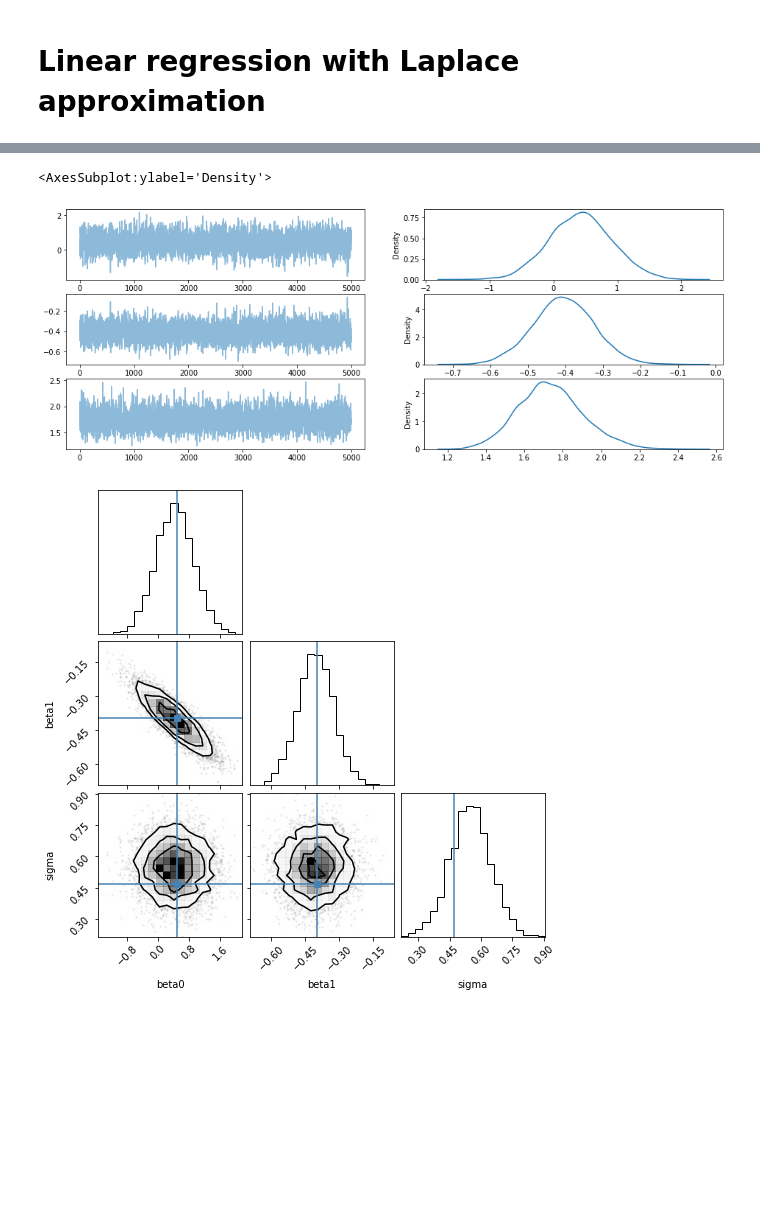
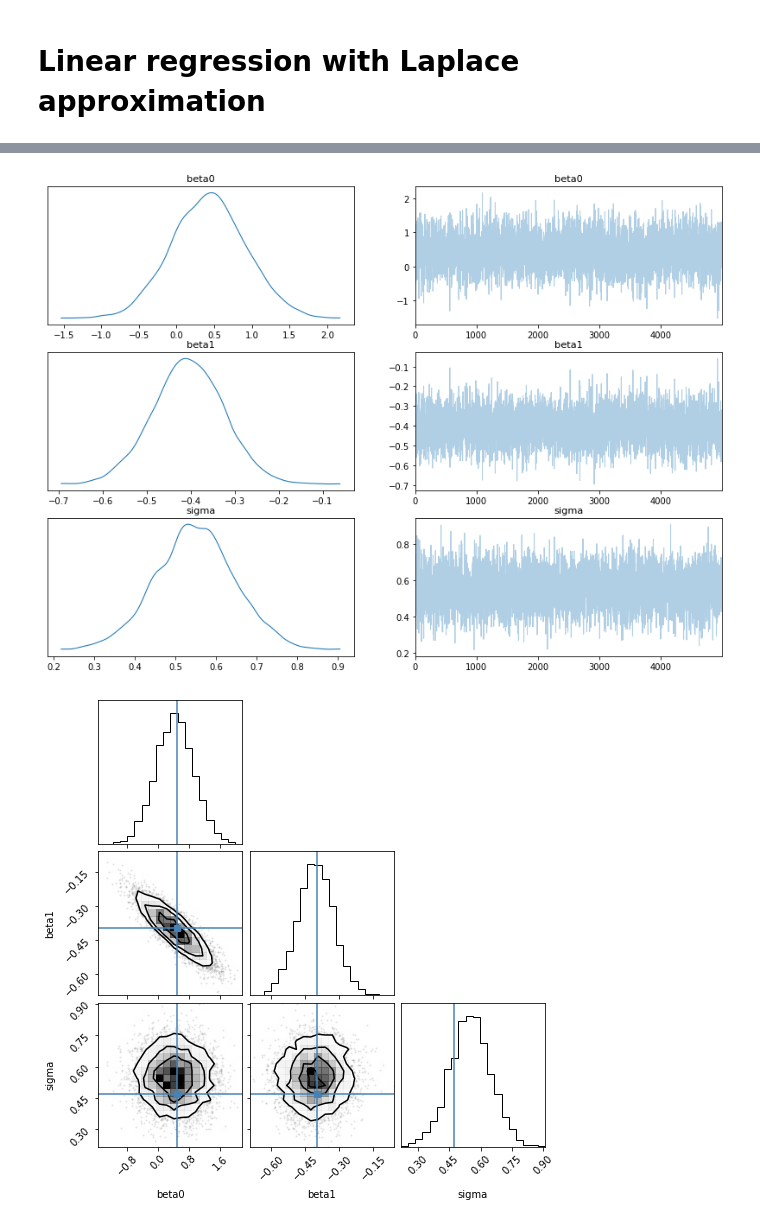
Before and after one commit to al-jshen/gaul, a Jupyter notebook: docs/source/examples/linreg.ipynb, the cells around one changed output, grey strips where cells are left out. Drawn from its saved outputs; the diff is of its cells as text; code cells hidden in the pictures; blank space fills up the shorter version.

```diff
--- a/docs/source/examples/linreg.ipynb
+++ b/docs/source/examples/linreg.ipynb
@@ -8,5 +8,7 @@ import jax.scipy.stats as stats
 from gaul import quap
 
 import matplotlib.pyplot as plt
-import seaborn as sns
+import arviz
 import corner
+
+plt.rcParams['figure.figsize'] = (11, 7)
@@ -66,18 +66,9 @@ samples = quap.sample(
 # %%
 samples = jax.tree_util.tree_map(lambda x: x.reshape(-1), samples)
 # %%
-fig, ax = plt.subplots(3, 2, figsize=(16, 6))
-
-ax[0,0].plot(samples['beta0'], alpha=0.5)
-ax[1,0].plot(samples['beta1'], alpha=0.5)
-ax[2,0].plot(jnp.exp(samples['sigma']), alpha=0.5)
-
-sns.kdeplot(samples['beta0'], ax=ax[0,1])
-sns.kdeplot(samples['beta1'], ax=ax[1,1])
-sns.kdeplot(jnp.exp(samples['sigma']), ax=ax[2,1])
+arviz.plot_trace(samples, figsize=(14, 10));
 # %% [output]
-<AxesSubplot:ylabel='Density'>
-[figure, old version]
+[figure, new version]
 # %%
 corner.corner(samples, truths=[beta0, beta1, jnp.log(sigma)]);
 # %% [output]
```
Also changed, not shown: parts of 3 cells of this notebook, 6 other files.
